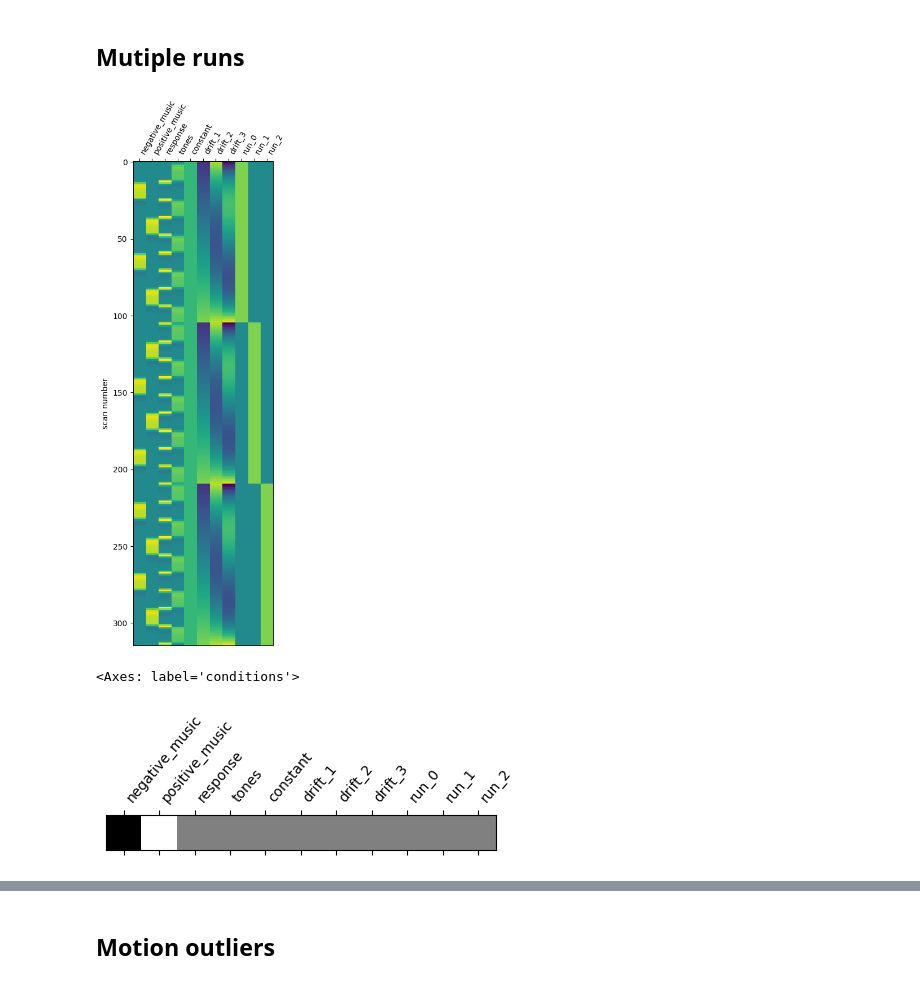
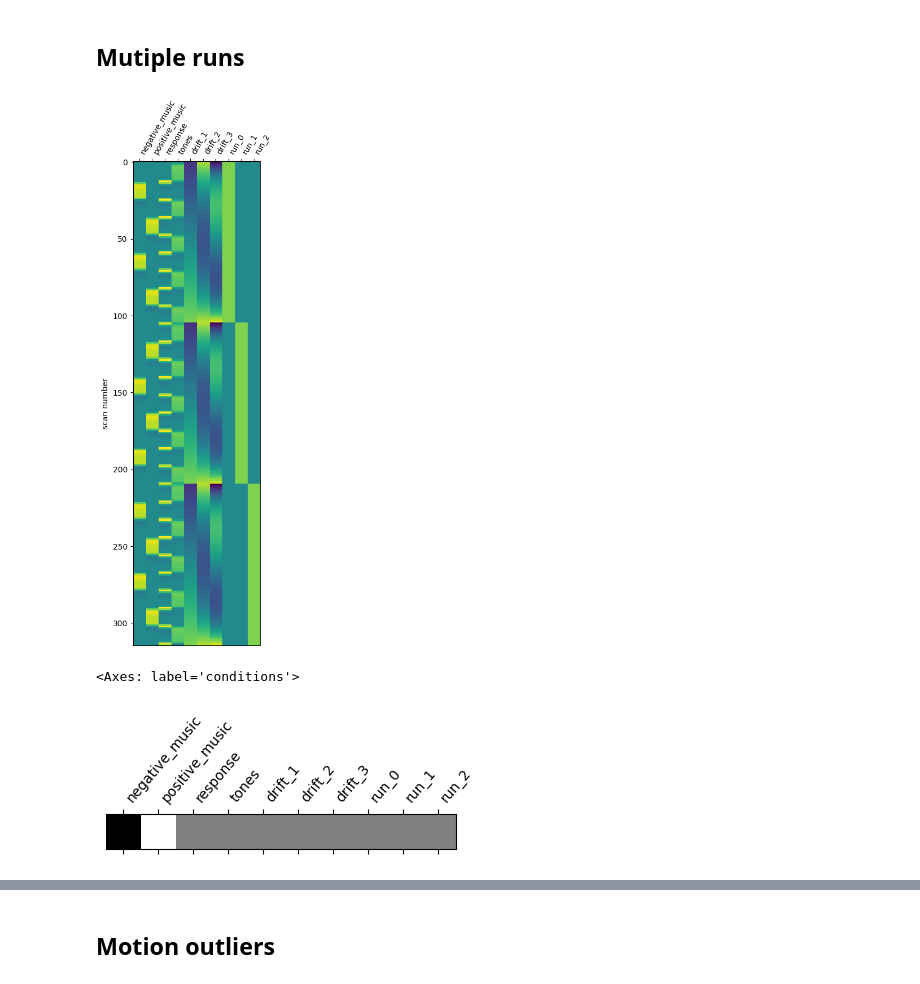
Before and after one commit to NicolasRR/NSSP, a Jupyter notebook: glm.ipynb, the cells around one changed output, grey strips where cells are left out. Cells and saved outputs as stored; diff of their text form; code cells hidden in the pictures.

```diff
--- a/glm.ipynb
+++ b/glm.ipynb
@@ -260,24 +262,26 @@ for i in range(3):
     indicator = np.zeros(fmri_img.dataobj.shape[-1])
     indicator[i*105:(i+1)*105] = 1
     design_mat[f"run_{i}"] = indicator
+# %%
+design_mat.drop('constant', axis=1, inplace=True)
 # %%
 plot_design_matrix(design_mat)
 plt.show()
 # %% [output]
-[figure, old version]
+[figure, new version]
 # %%
 # Create the dictionary of the conditions
 trial_type = ['positive_music', 'negative_music']
 
 conditions = {
-    trial_type[0]: np.array([0,1,0,0,0,0,0,0,0,0,0]),
-    trial_type[1]:np.array([1,0,0,0,0,0,0,0,0,0,0])
+    trial_type[0]: np.array([0,1,0,0,0,0,0,0,0,0]),
+    trial_type[1]:np.array([1,0,0,0,0,0,0,0,0,0])
 }
 positive_minus_negative = conditions[trial_type[0]] - conditions[trial_type[1]]
 plot_contrast_matrix(positive_minus_negative, design_matrix=design_mat)
 # %% [output]
 <Axes: label='conditions'>
-[figure, old version]
+[figure, new version]
 # %%
 import nibabel as nib
 fmri_glm3 = FirstLevelModel(t_r=TR,**fmri_args)
```
Also changed, not shown: parts of 15 cells of this notebook, 2 other files.
